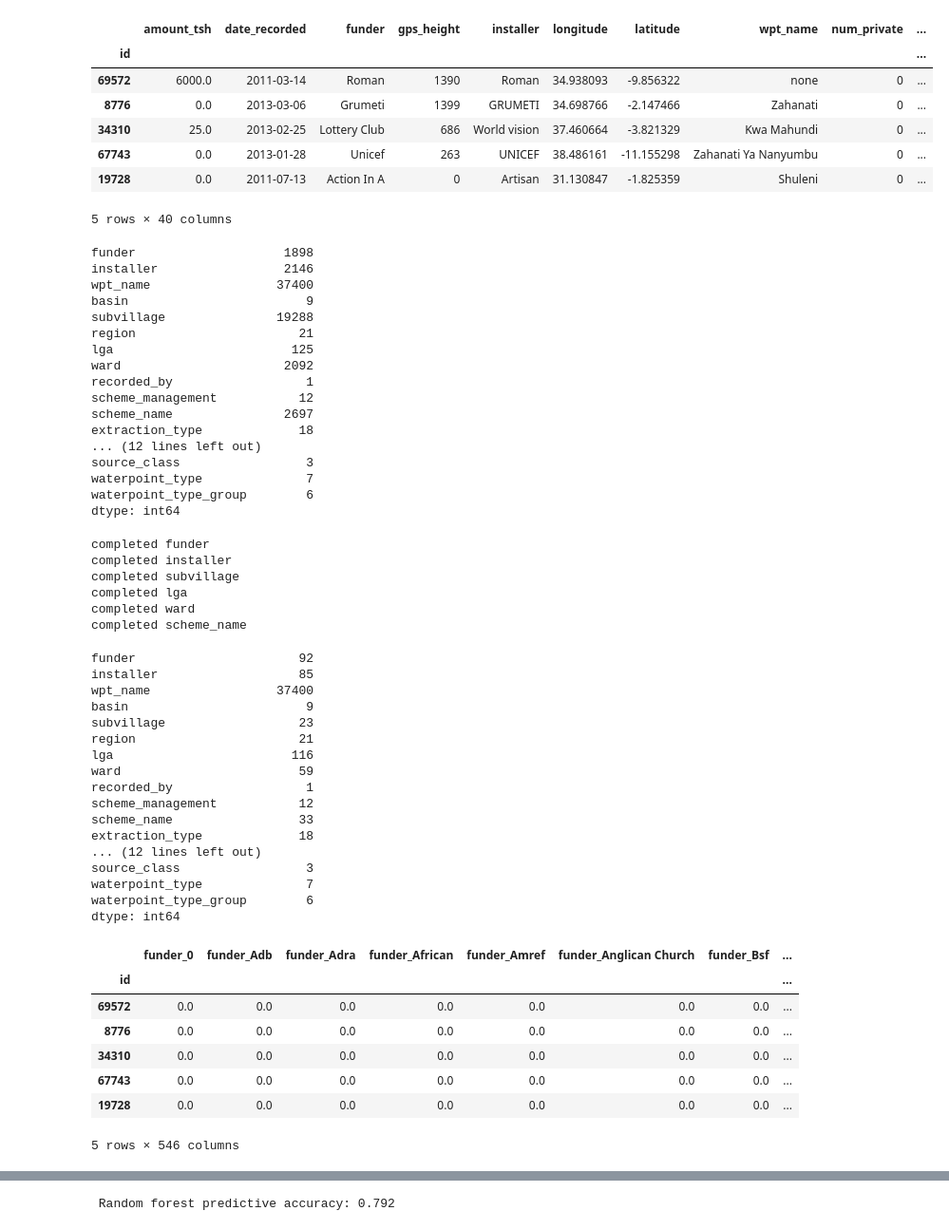
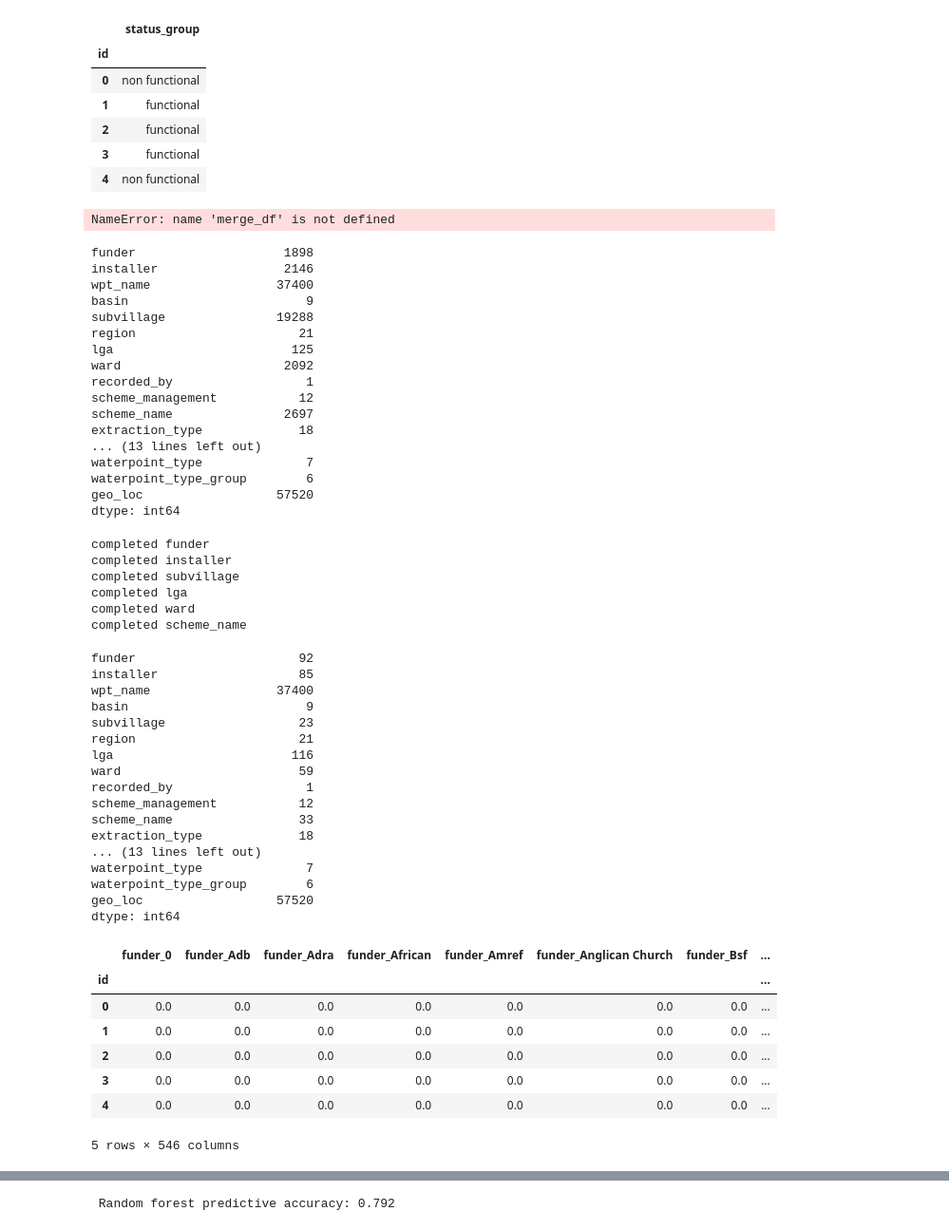
Before and after one commit to kenwelsh/Tanzania_Water_Pump, a Jupyter notebook: machinelearning_supervised_segment2.ipynb, the cells around one changed output, grey strips where cells are left out. Shown at 95% size. Saved outputs shown, nothing was run; the diff lists cells and outputs as text; code cells hidden in the pictures.

Commit message:
finished calculating closest cities - added to ML segment 2 model

```diff
--- a/machinelearning_supervised_segment2.ipynb
+++ b/machinelearning_supervised_segment2.ipynb
@@ -37,21 +37,21 @@ import sqlite3
 # %%
 # load training and test datasets
 ### HIDE - reading from SQLlite in above cell
 
-train_values_df = pd.read_csv('./Resources/pump_it_up_training_set_values.csv').set_index("id")
-train_labels_df = pd.read_csv('./Resources/pump_it_up_training_set_lables.csv').set_index("id")
+train_values_df = pd.read_csv('water_pump_closest_cities.csv').set_index("id")
 
-merge_df = train_values_df.join(train_labels_df, on="id")
-merge_df.head()
+train_labels_df = pd.DataFrame(train_values_df['status_group'])
+train_values_df = train_values_df.drop(['status_group','Unnamed: 0'],axis=1)
+
+train_labels_df.head()
 # %% [output]
-|  | amount_tsh | date_recorded | funder | gps_height | installer | longitude | latitude | wpt_name | num_private | ... |
-| id |  |  |  |  |  |  |  |  |  | ... |
-| 69572 | 6000.0 | 2011-03-14 | Roman | 1390 | Roman | 34.938093 | -9.856322 | none | 0 | ... |
-| 8776 | 0.0 | 2013-03-06 | Grumeti | 1399 | GRUMETI | 34.698766 | -2.147466 | Zahanati | 0 | ... |
-| 34310 | 25.0 | 2013-02-25 | Lottery Club | 686 | World vision | 37.460664 | -3.821329 | Kwa Mahundi | 0 | ... |
-| 67743 | 0.0 | 2013-01-28 | Unicef | 263 | UNICEF | 38.486161 | -11.155298 | Zahanati Ya Nanyumbu | 0 | ... |
-| 19728 | 0.0 | 2011-07-13 | Action In A | 0 | Artisan | 31.130847 | -1.825359 | Shuleni | 0 | ... |
+|  | status_group |
+| id |  |
+| 0 | non functional |
+| 1 | functional |
+| 2 | functional |
+| 3 | functional |
+| 4 | non functional |
-5 rows × 40 columns
 # %%
 #create an integer lookup for the status group
 dict = {
@@ -61,6 +61,8 @@ dict = {
 }
 
 merge_df['status_group_int'] = merge_df['status_group'].map(dict)
+# %% [output]
+NameError: name 'merge_df' is not defined
 # %%
 # convert dates from object to datetime
 train_values_df['date_recorded'] = pd.to_datetime(train_values_df['date_recorded'])
@@ -96,10 +98,10 @@ recorded_by                  1
 scheme_management           12
 scheme_name               2697
 extraction_type             18
-... (12 lines left out)
-source_class                 3
+... (13 lines left out)
 waterpoint_type              7
 waterpoint_type_group        6
+geo_loc                  57520
 dtype: int64
 # %%
 many_uniques = ['funder','installer',
@@ -145,10 +147,10 @@ recorded_by                  1
 scheme_management           12
 scheme_name                 33
 extraction_type             18
-... (12 lines left out)
-source_class                 3
+... (13 lines left out)
 waterpoint_type              7
 waterpoint_type_group        6
+geo_loc                  57520
 dtype: int64
 # %%
 # drop name and duplicate columns
@@ -161,6 +163,7 @@ enc = OneHotEncoder(sparse=False)
 
 # Generate categorical variable list
 txt_cols = cleaned_df.dtypes[cleaned_df.dtypes == "object"].index.tolist()
+txt_cols.remove('geo_loc')
 
 # fit and then produce the encoder
 encode_df = pd.DataFrame(enc.fit_transform(cleaned_df[txt_cols]),
@@ -172,11 +175,11 @@ encode_df.head()
 # %% [output]
 |  | funder_0 | funder_Adb | funder_Adra | funder_African | funder_Amref | funder_Anglican Church | funder_Bsf | ... |
 | id |  |  |  |  |  |  |  | ... |
-| 69572 | 0.0 | 0.0 | 0.0 | 0.0 | 0.0 | 0.0 | 0.0 | ... |
-| 8776 | 0.0 | 0.0 | 0.0 | 0.0 | 0.0 | 0.0 | 0.0 | ... |
-| 34310 | 0.0 | 0.0 | 0.0 | 0.0 | 0.0 | 0.0 | 0.0 | ... |
-| 67743 | 0.0 | 0.0 | 0.0 | 0.0 | 0.0 | 0.0 | 0.0 | ... |
-| 19728 | 0.0 | 0.0 | 0.0 | 0.0 | 0.0 | 0.0 | 0.0 | ... |
+| 0 | 0.0 | 0.0 | 0.0 | 0.0 | 0.0 | 0.0 | 0.0 | ... |
+| 1 | 0.0 | 0.0 | 0.0 | 0.0 | 0.0 | 0.0 | 0.0 | ... |
+| 2 | 0.0 | 0.0 | 0.0 | 0.0 | 0.0 | 0.0 | 0.0 | ... |
+| 3 | 0.0 | 0.0 | 0.0 | 0.0 | 0.0 | 0.0 | 0.0 | ... |
+| 4 | 0.0 | 0.0 | 0.0 | 0.0 | 0.0 | 0.0 | 0.0 | ... |
 5 rows × 546 columns
 # %%
 # create an X dataset for unsupervised learning
```
Also changed, not shown: parts of 9 cells of this notebook, 2 other files.
